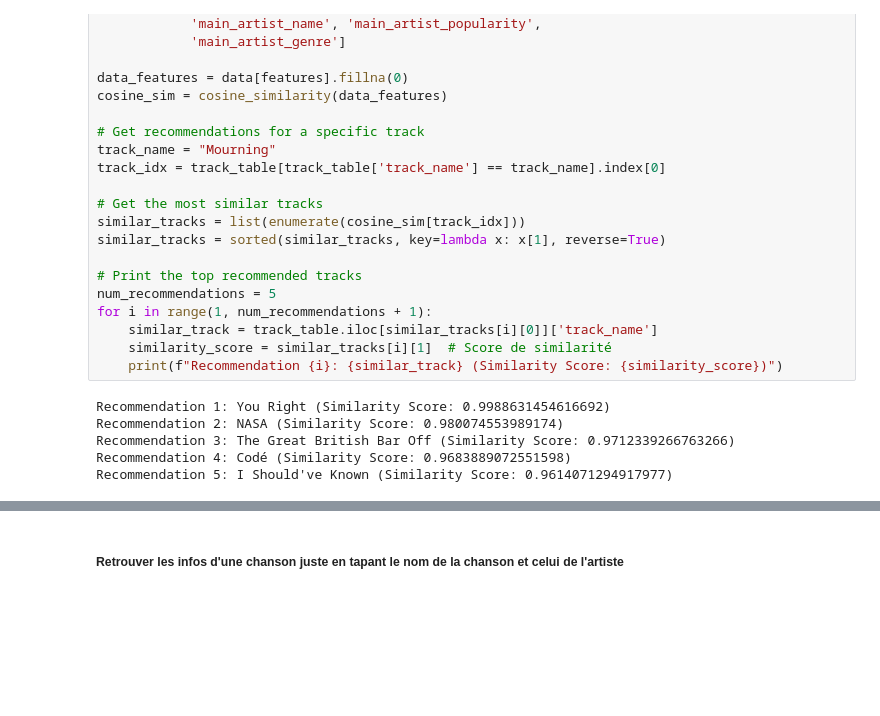
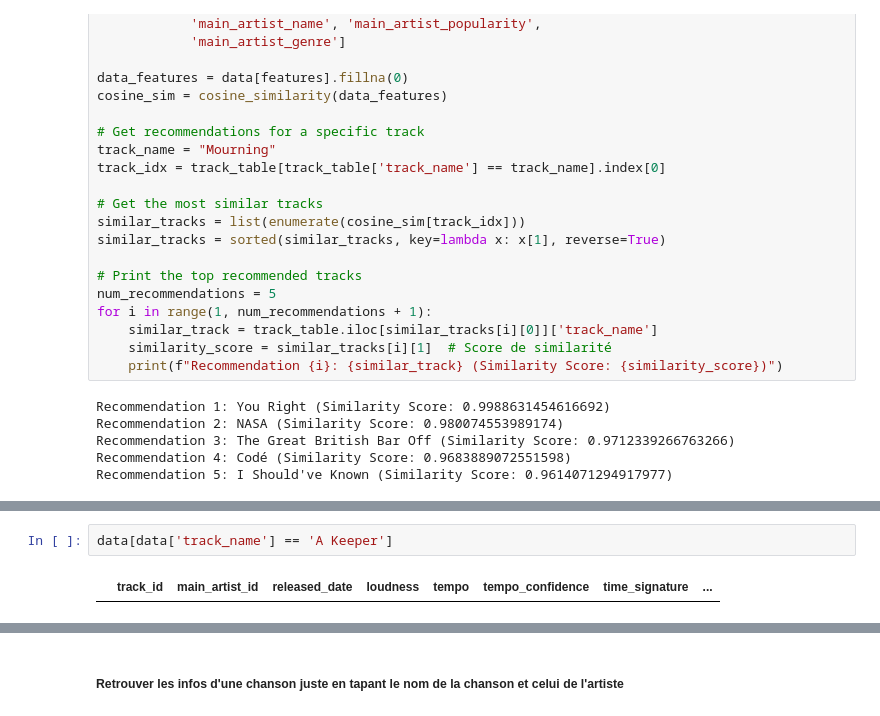
Before and after one commit to tatiana382/data-camp, a Jupyter notebook: AppSpotifyData.ipynb, the cells around one changed output, grey strips where cells are left out. Saved outputs shown, nothing was run; the diff lists cells and outputs as text; blank space fills up the shorter version.

```diff
--- a/AppSpotifyData.ipynb
+++ b/AppSpotifyData.ipynb
@@ -386,0 +421,4 @@ Recommendation 5: I Should've Known (Similarity Score: 0.9614071294917977)
+# %%
+data[data['track_name'] == 'A Keeper']
+# %% [output]
+|  | track_id | main_artist_id | released_date | loudness | tempo | tempo_confidence | time_signature | ... |
```
Also changed, not shown: parts of 4 cells of this notebook, 5 other files.
